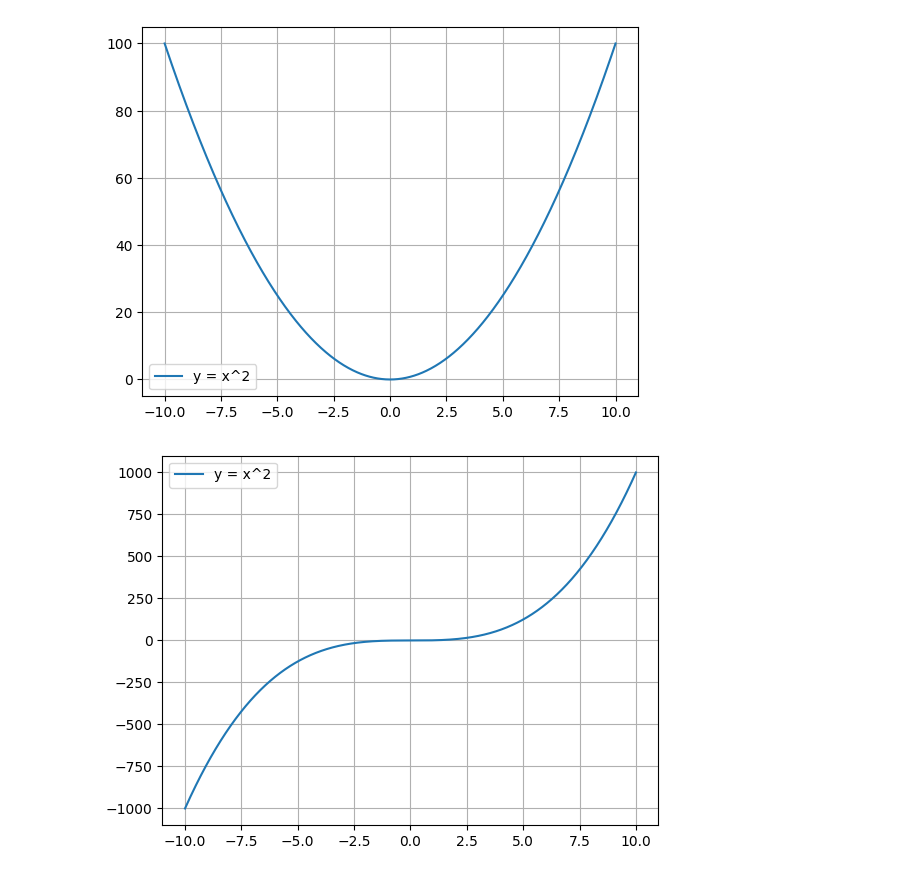
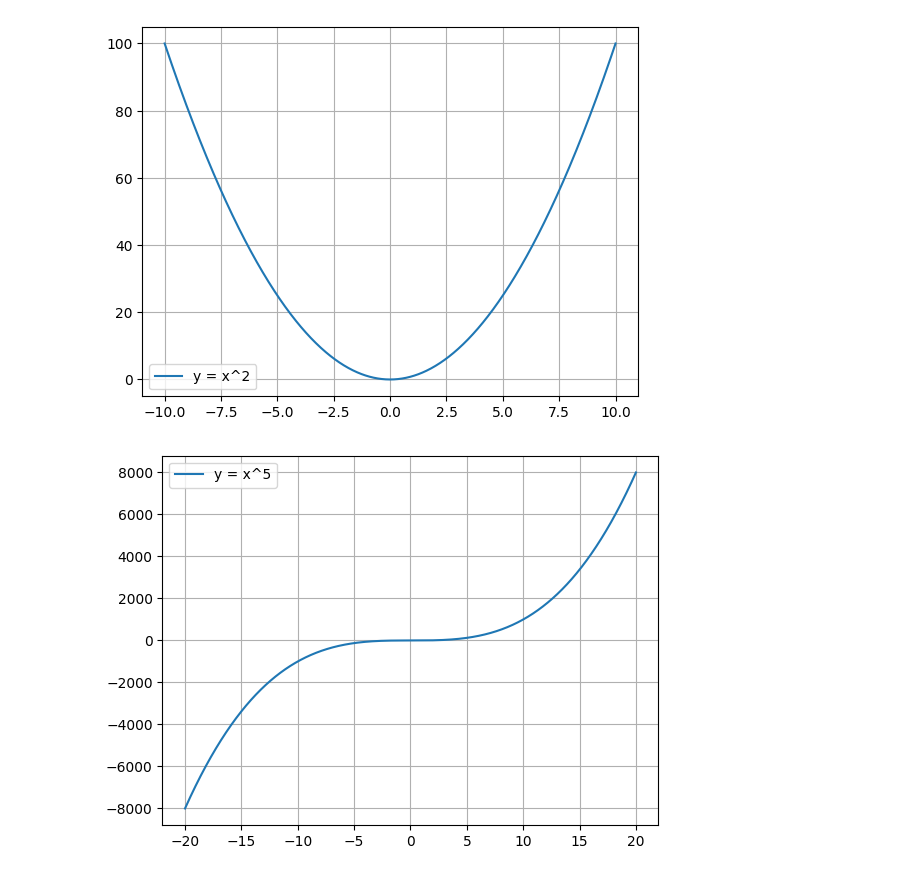
Before and after one commit to Sakib0626Q2/IITJ-Sem2-AI-DS, a Jupyter notebook: Experiment/NO_week_1_practice.ipynb, the cells around one changed output. Saved outputs shown, nothing was run; the diff lists cells and outputs as text; code cells hidden in the pictures.

```diff
--- a/Experiment/NO_week_1_practice.ipynb
+++ b/Experiment/NO_week_1_practice.ipynb
@@ -12,12 +12,12 @@ plt.show()
 # %% [output]
 [figure]
 # %%
-x = np.linspace(-10, 10, 1000)
+x = np.linspace(-20, 20, 10000)
 y = x**3
 
-plt.plot(x, y, label = "y = x^2")
+plt.plot(x, y, label = "y = x^5")
 plt.legend()
 plt.grid(True)
 plt.show()
 # %% [output]
-[figure, old version]
+[figure, new version]
```
Also changed, not shown: parts of 7 cells of this notebook, 4 other files.
